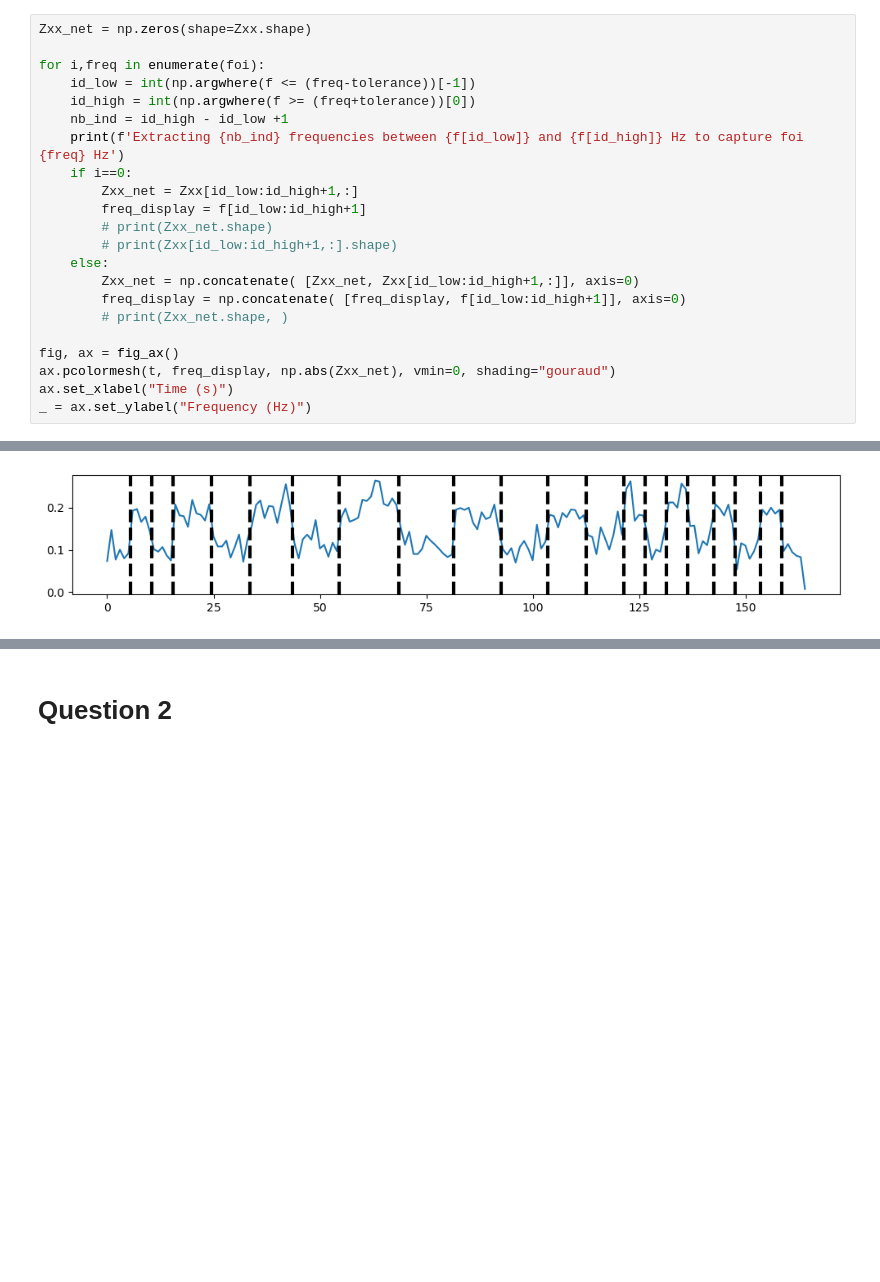
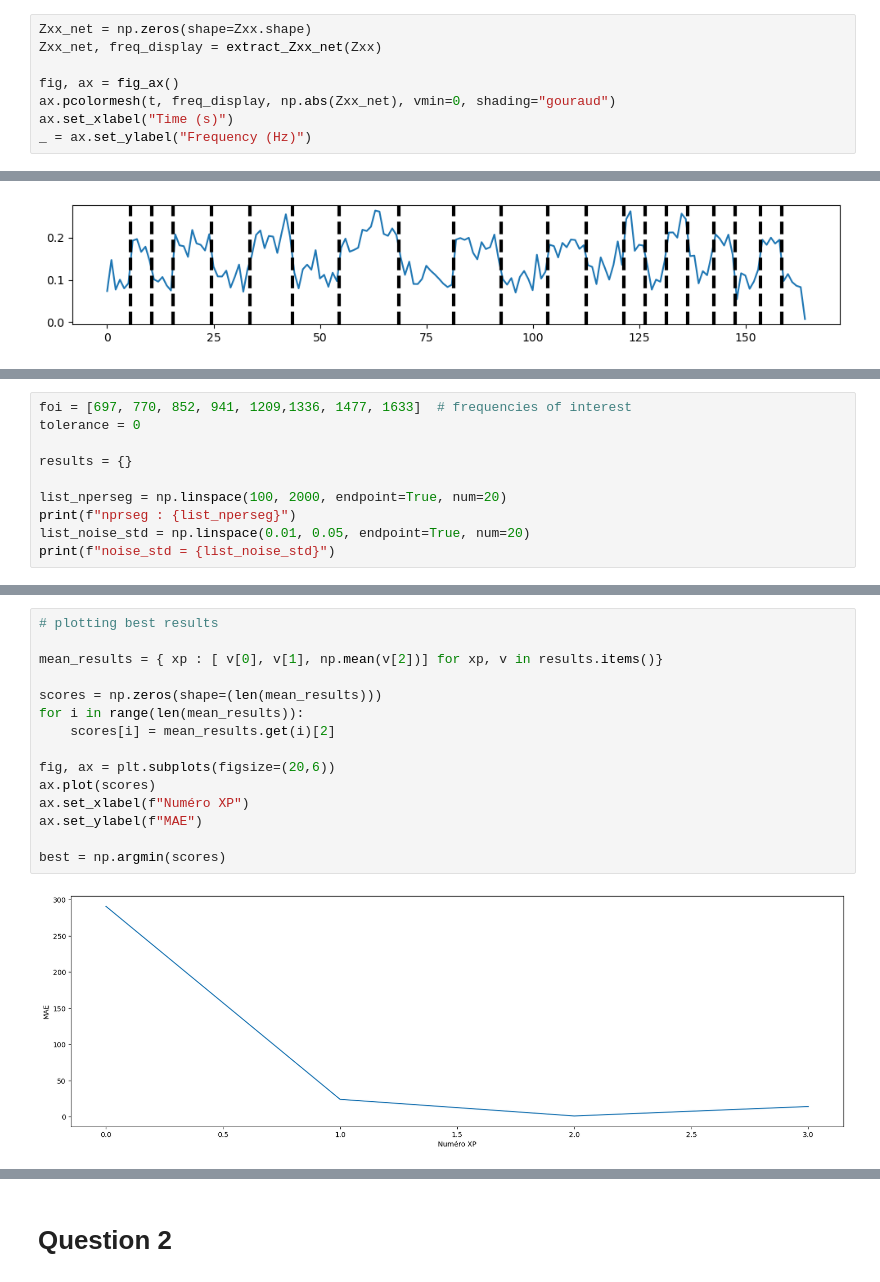
Before and after one commit to BenjaminDeporte/AST_TP3, a Jupyter notebook: MikeHuttenschmitt_BenjaminDeporte.ipynb, the cells around one changed output, grey strips where cells are left out. Drawn from its saved outputs; the diff is of its cells as text; blank space fills up the shorter version.

```diff
--- a/MikeHuttenschmitt_BenjaminDeporte.ipynb
+++ b/MikeHuttenschmitt_BenjaminDeporte.ipynb
@@ -97,20 +148,6 @@ tolerance = 0
 # %%
 Zxx_net = np.zeros(shape=Zxx.shape)
-
-for i,freq in enumerate(foi):
-    id_low = int(np.argwhere(f <= (freq-tolerance))[-1])
-    id_high = int(np.argwhere(f >= (freq+tolerance))[0])
-    nb_ind = id_high - id_low +1
-    print(f'Extracting {nb_ind} frequencies between {f[id_low]} and {f[id_high]} Hz to capture foi {freq} Hz')
-    if i==0:
-        Zxx_net = Zxx[id_low:id_high+1,:]
-        freq_display = f[id_low:id_high+1]
-        # print(Zxx_net.shape)
-        # print(Zxx[id_low:id_high+1,:].shape)
-    else:
-        Zxx_net = np.concatenate( [Zxx_net, Zxx[id_low:id_high+1,:]], axis=0)
-        freq_display = np.concatenate( [freq_display, f[id_low:id_high+1]], axis=0)
-        # print(Zxx_net.shape, )
+Zxx_net, freq_display = extract_Zxx_net(Zxx)
 
 fig, ax = fig_ax()
 ax.pcolormesh(t, freq_display, np.abs(Zxx_net), vmin=0, shading="gouraud")
@@ -252,3 +238,13 @@ Hyperparameters to otpimize :
 
 Metric :
 - nombre de break points, doit proche du nombre de symboles ground truth x 2 + 1
+# %%
+foi = [697, 770, 852, 941, 1209,1336, 1477, 1633]  # frequencies of interest
+tolerance = 0
+
+results = {}
+
+list_nperseg = np.linspace(100, 2000, endpoint=True, num=20)
+print(f"nprseg : {list_nperseg}")
+list_noise_std = np.linspace(0.01, 0.05, endpoint=True, num=20)
+print(f"noise_std = {list_noise_std}")
@@ -254,0 +295,17 @@ Metric :
+# %%
+# plotting best results
+
+mean_results = { xp : [ v[0], v[1], np.mean(v[2])] for xp, v in results.items()}
+
+scores = np.zeros(shape=(len(mean_results)))
+for i in range(len(mean_results)):
+    scores[i] = mean_results.get(i)[2]
+
+fig, ax = plt.subplots(figsize=(20,6))
+ax.plot(scores)
+ax.set_xlabel(f"Numéro XP")
+ax.set_ylabel(f"MAE")
+
+best = np.argmin(scores)
+# %% [output]
+[figure, added]
```
Also changed, not shown: parts of 15 cells of this notebook.
